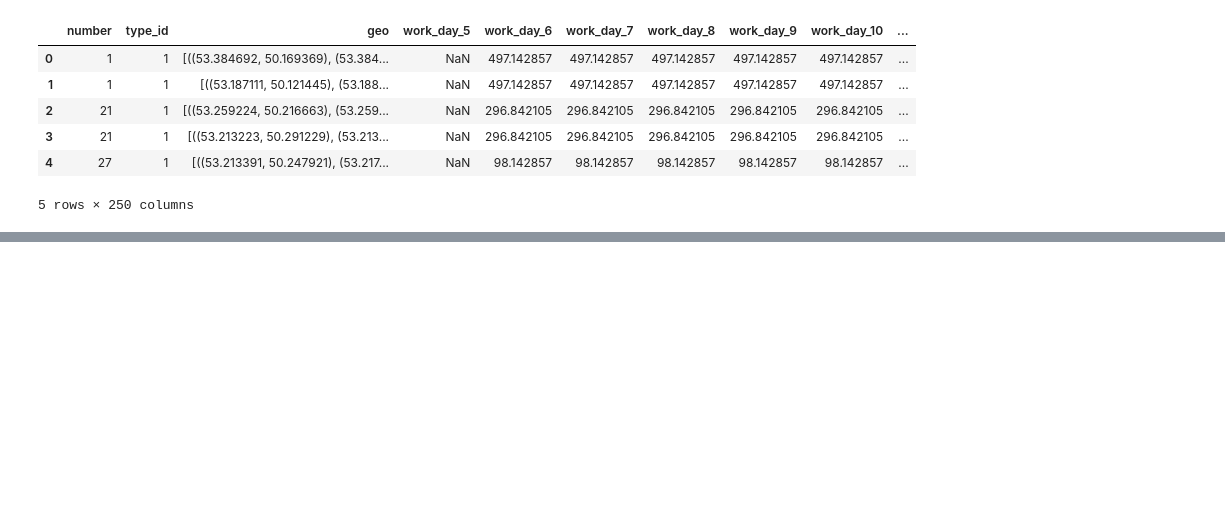
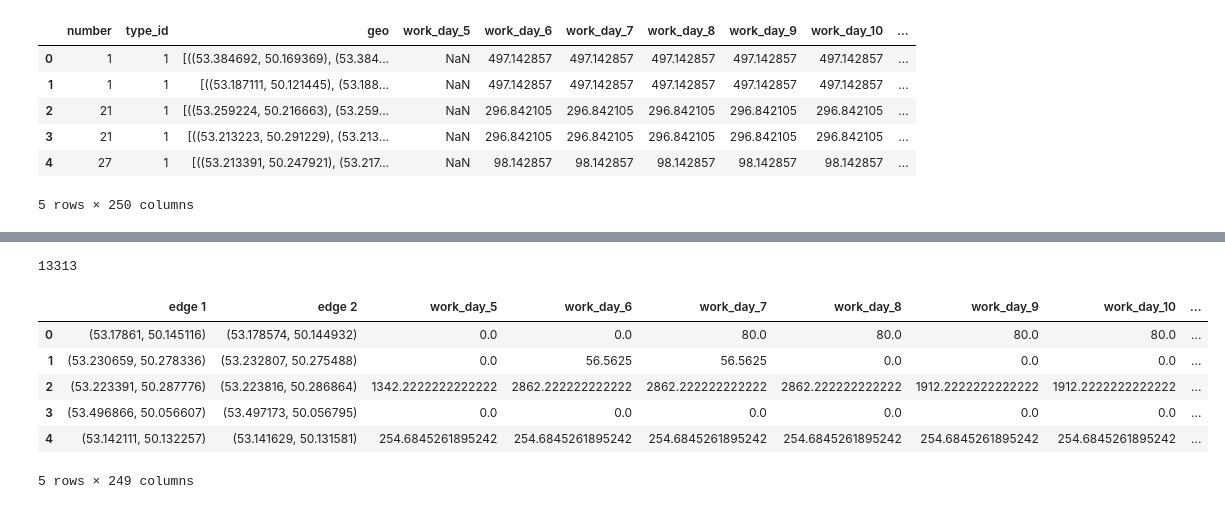
Before and after one commit to MargoILIrita/samaraOT, a Jupyter notebook: samara_ot.ipynb, the cells around one changed output, grey strips where cells are left out. Cells and saved outputs as stored; diff of their text form; code cells hidden in the pictures; blank space fills up the shorter version.

```diff
--- a/samara_ot.ipynb
+++ b/samara_ot.ipynb
@@ -487 +473,5 @@ edge_weights_df.head()
+# %%
+len(edge_weights_df.columns)
+# %% [output]
+13313
 # %%
@@ -488,0 +479,14 @@ edge_weights_df.to_csv('edge_weights_df.csv')
+# %%
+edge_w_df = edge_weights_df.transpose()
+edge_w_df.columns = ['edge 1', 'edge 2'] + col
+edge_w_df = edge_w_df.reset_index()
+edge_w_df = edge_w_df.drop(columns = 'index')
+edge_w_df.head()
+# %% [output]
+|  | edge 1 | edge 2 | work_day_5 | work_day_6 | work_day_7 | work_day_8 | work_day_9 | work_day_10 | ... |
+| 0 | (53.17861, 50.145116) | (53.178574, 50.144932) | 0.0 | 0.0 | 80.0 | 80.0 | 80.0 | 80.0 | ... |
+| 1 | (53.230659, 50.278336) | (53.232807, 50.275488) | 0.0 | 56.5625 | 56.5625 | 0.0 | 0.0 | 0.0 | ... |
+| 2 | (53.223391, 50.287776) | (53.223816, 50.286864) | 1342.2222222222222 | 2862.222222222222 | 2862.222222222222 | 2862.222222222222 | 1912.2222222222222 | 1912.2222222222222 | ... |
+| 3 | (53.496866, 50.056607) | (53.497173, 50.056795) | 0.0 | 0.0 | 0.0 | 0.0 | 0.0 | 0.0 | ... |
+| 4 | (53.142111, 50.132257) | (53.141629, 50.131581) | 254.6845261895242 | 254.6845261895242 | 254.6845261895242 | 254.6845261895242 | 254.6845261895242 | 254.6845261895242 | ... |
+5 rows × 249 columns
```
Also changed, not shown: parts of 13 cells of this notebook, 1 other file.
